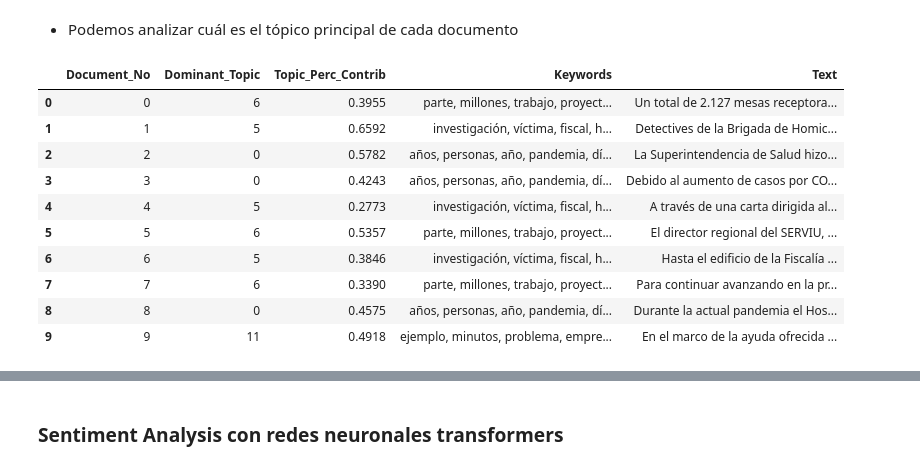
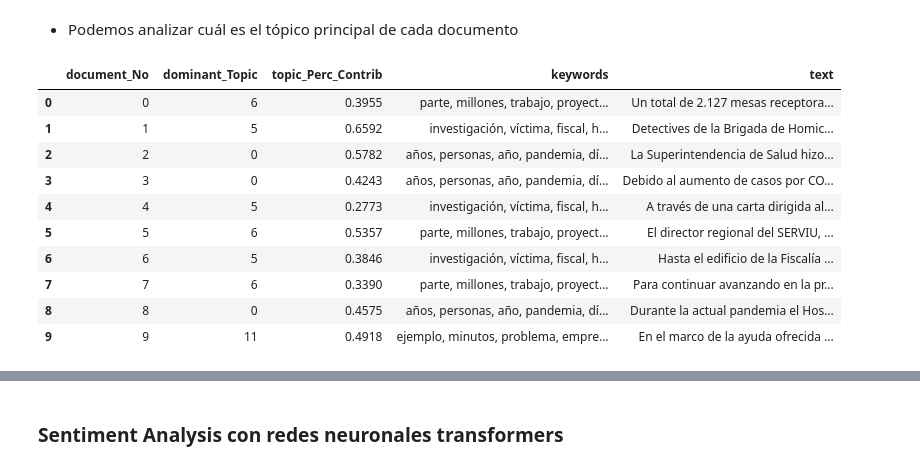
Before and after one commit to FederalTN/INFO279-PROYECTO-TAL, a Jupyter notebook: TAREA_P2_Preprocesar_y_analizar_Datos.ipynb, the cells around one changed output, grey strips where cells are left out. Saved outputs shown, nothing was run; the diff lists cells and outputs as text; code cells hidden in the pictures.

```diff
--- a/TAREA_P2_Preprocesar_y_analizar_Datos.ipynb
+++ b/TAREA_P2_Preprocesar_y_analizar_Datos.ipynb
@@ -283,7 +283,7 @@ def format_topics_documents(ldamodel=None, corpus=data2word, texts=texts):
                 sent_topics_df = sent_topics_df.append(pandas.Series([int(topic_num), round(prop_topic,4), topic_keywords]), ignore_index=True)
             else:
                 break
-    sent_topics_df.columns = ['Dominant_Topic', 'Perc_Contribution', 'Topic_Keywords']
+    sent_topics_df.columns = ['dominant_Topic', 'perc_Contribution', 'topic_Keywords']
 
     # Add original text to the end of the output
     contents = pandas.Series(texts)
@@ -295,11 +295,11 @@ df_topic_sents_keywords = format_topics_documents(ldamodel=optimal_model, corpus
 # %%
 # Format
 df_dominant_topic = df_topic_sents_keywords.reset_index()
-df_dominant_topic.columns = ['Document_No', 'Dominant_Topic', 'Topic_Perc_Contrib', 'Keywords', 'Text']
+df_dominant_topic.columns = ['document_No', 'dominant_Topic', 'topic_Perc_Contrib', 'keywords', 'text']
 # df_dominant_topic = pandas.merge(df_dominant_topic, dataset)
 df_dominant_topic.head(10)
 # %% [output]
-|  | Document_No | Dominant_Topic | Topic_Perc_Contrib | Keywords | Text |
+|  | document_No | dominant_Topic | topic_Perc_Contrib | keywords | text |
 | 0 | 0 | 6 | 0.3955 | parte, millones, trabajo, proyect... | Un total de 2.127 mesas receptora... |
 | 1 | 1 | 5 | 0.6592 | investigación, víctima, fiscal, h... | Detectives de la Brigada de Homic... |
 | 2 | 2 | 0 | 0.5782 | años, personas, año, pandemia, dí... | La Superintendencia de Salud hizo... |
```
Also changed, not shown: parts of 2 cells of this notebook, 6 other files.
